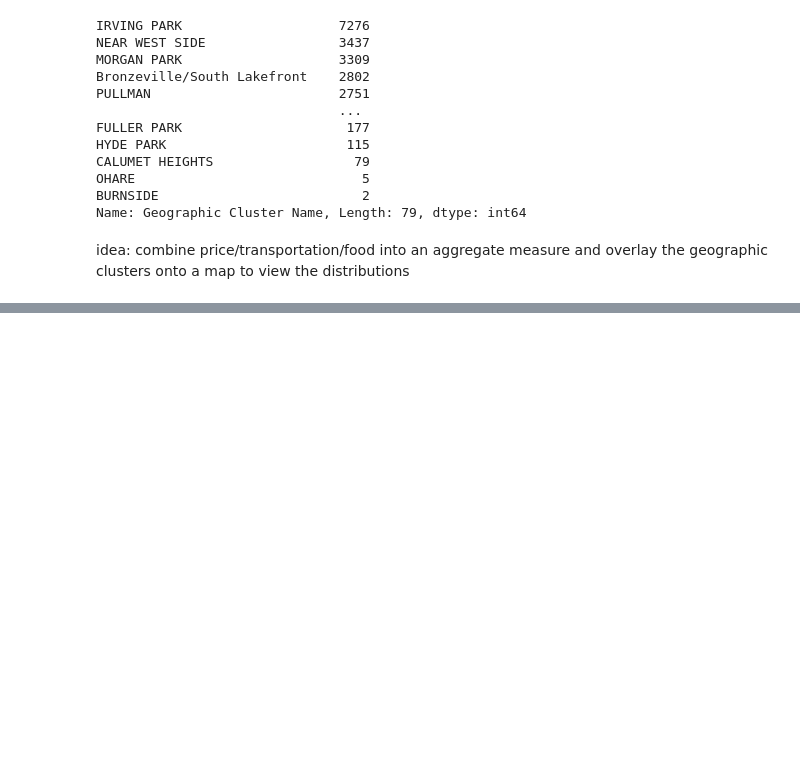
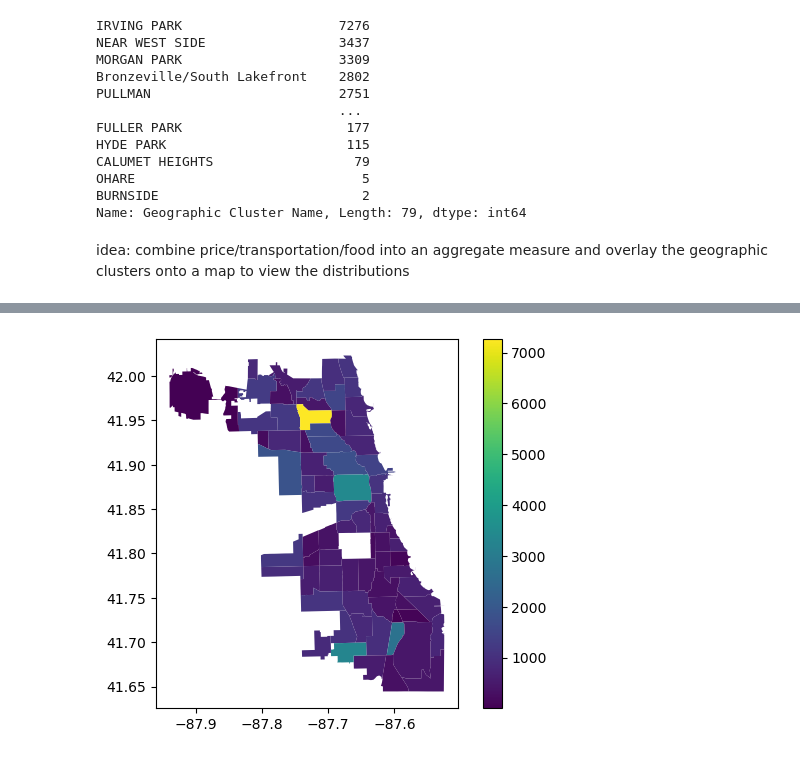
Before and after one commit to mholleranm/STAT390, a Jupyter notebook: albert-eda.ipynb, the cells around one changed output, grey strips where cells are left out. Cells and saved outputs as stored; diff of their text form; code cells hidden in the pictures; blank space fills up the shorter version.

```diff
--- a/albert-eda.ipynb
+++ b/albert-eda.ipynb
@@ -45,0 +177,7 @@ idea: combine price/transportation/food into an aggregate measure and overlay th
+# %%
+area_freq = dict(mcmf_filtered['Geographic Cluster Name'].value_counts())
+area_freq = pd.DataFrame.from_dict(area_freq, orient = 'index')
+area_freq = area_freq.reset_index()
+area_freq.columns = ['community', 'frequency']
+area_freq['community'] = area_freq['community'].str.upper()
+area_freq.head()
@@ -45,0 +191,3 @@ idea: combine price/transportation/food into an aggregate measure and overlay th
+# %%
+commAreas = commAreas.merge(area_freq, on = 'community')
+commAreas.head()
@@ -45,0 +201,6 @@ idea: combine price/transportation/food into an aggregate measure and overlay th
+# %%
+commAreas.plot(column = commAreas.frequency, legend = True)
+# plt.legend()
+plt.show()
+# %% [output]
+[figure, added]
```
Also changed, not shown: parts of 18 cells of this notebook, 1 other file.
